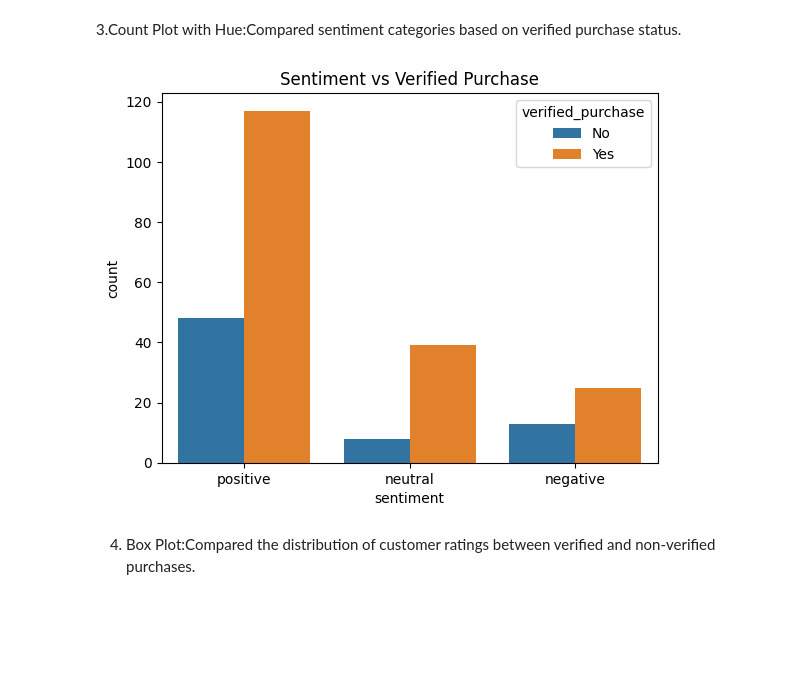
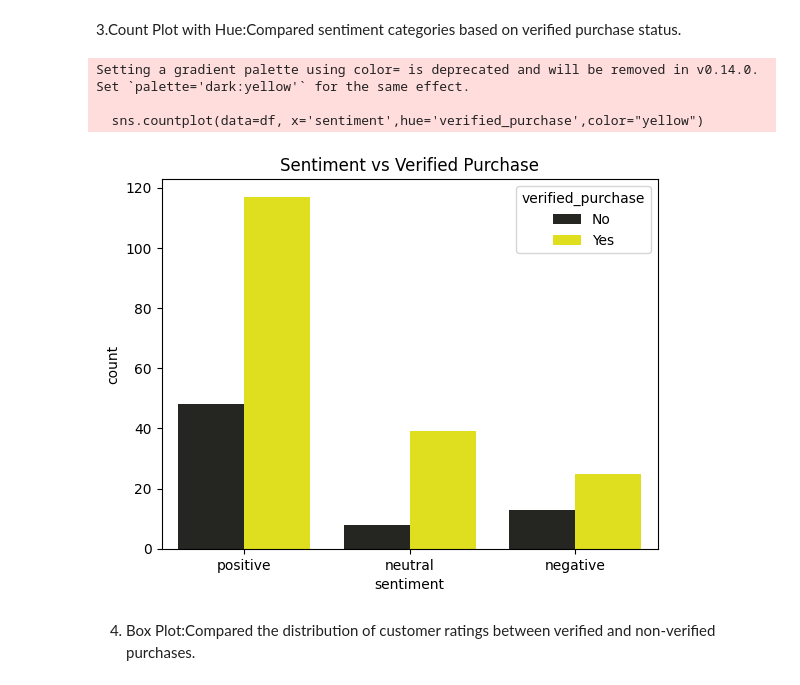
Before and after one commit to Likhi-tha1505/EDA_PROJECT, a Jupyter notebook: eda_lab.ipynb, the cells around one changed output. Drawn from its saved outputs; the diff is of its cells as text; code cells hidden in the pictures; blank space fills up the shorter version.

```diff
--- a/eda_lab.ipynb
+++ b/eda_lab.ipynb
@@ -666,11 +666,14 @@ plt.show()
 # %% [markdown]
 3.Count Plot with Hue:Compared sentiment categories based on verified purchase status.
 # %%
-sns.countplot(data=df, x='sentiment',hue='verified_purchase')
+sns.countplot(data=df, x='sentiment',hue='verified_purchase',color="yellow")
 plt.title("Sentiment vs Verified Purchase")
 plt.show()
 # %% [output]
+Setting a gradient palette using color= is deprecated and will be removed in v0.14.0. Set `palette='dark:yellow'` for the same effect.
+
+  sns.countplot(data=df, x='sentiment',hue='verified_purchase',color="yellow")
-[figure, old version]
+[figure, new version]
 # %% [markdown]
 4. Box Plot:Compared the distribution of customer ratings between verified and non-verified purchases.
 # %%
```
Also changed, not shown: parts of 7 cells of this notebook.
